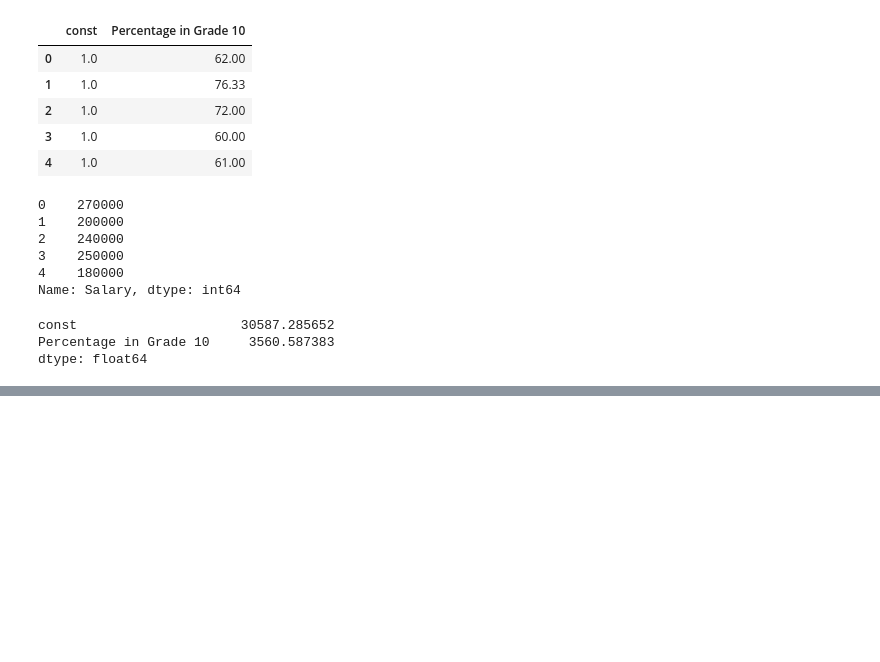
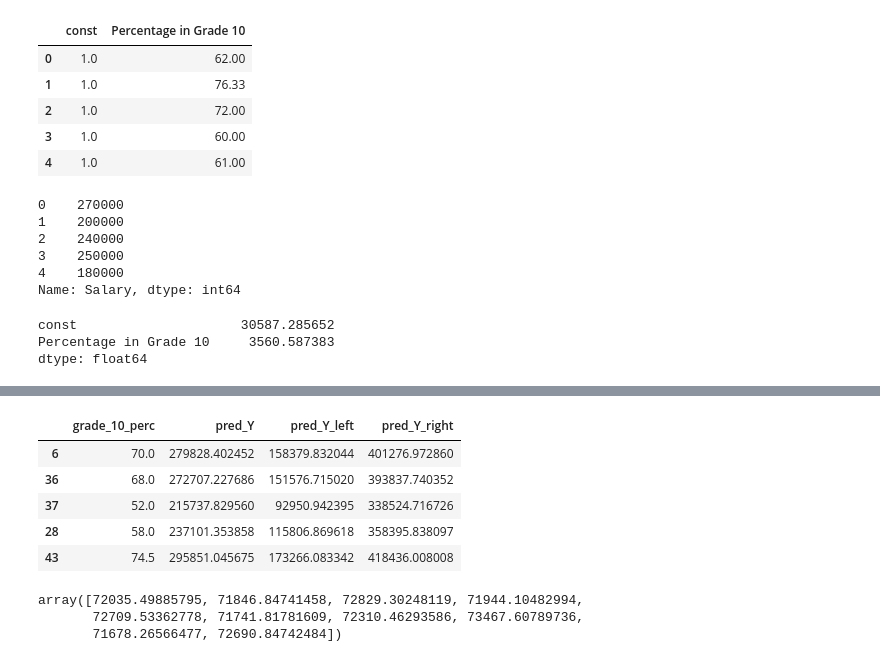
Before and after one commit to MihirD97/MLUsingPython, a Jupyter notebook: chap4_linear_regression.ipynb, the cells around one changed output, grey strips where cells are left out. Drawn from its saved outputs; the diff is of its cells as text; code cells hidden in the pictures; blank space fills up the shorter version.

```diff
--- a/chap4_linear_regression.ipynb
+++ b/chap4_linear_regression.ipynb
@@ -65,0 +109,4 @@ dtype: float64
+# %%
+#Now lets predict values
+
+pred_Y = mba_salary_lm.predict(test_X)
@@ -65,0 +126,24 @@ dtype: float64
+# %%
+# Lets instead calculate prediction intervals with confidence levels -
+from statsmodels.sandbox.regression.predstd import wls_prediction_std
+
+err, pred_Y_low, pred_Y_high = wls_prediction_std(mba_salary_lm, exog=test_X, alpha=0.1)
+
+#Store values in dataframe
+
+pred_Y_df = pd.DataFrame({'grade_10_perc': test_X['Percentage in Grade 10'], 'pred_Y':pred_Y, 'pred_Y_left':pred_Y_low,\
+                          'pred_Y_right':pred_Y_high})
+pred_Y_df.head()
+# %% [output]
+|  | grade_10_perc | pred_Y | pred_Y_left | pred_Y_right |
+| 6 | 70.0 | 279828.402452 | 158379.832044 | 401276.972860 |
+| 36 | 68.0 | 272707.227686 | 151576.715020 | 393837.740352 |
+| 37 | 52.0 | 215737.829560 | 92950.942395 | 338524.716726 |
+| 28 | 58.0 | 237101.353858 | 115806.869618 | 358395.838097 |
+| 43 | 74.5 | 295851.045675 | 173266.083342 | 418436.008008 |
+# %%
+err
+# %% [output]
+array([72035.49885795, 71846.84741458, 72829.30248119, 71944.10482994,
+       72709.53362778, 71741.81781609, 72310.46293586, 73467.60789736,
+       71678.26566477, 72690.84742484])
```
Also changed, not shown: parts of 7 cells of this notebook.
